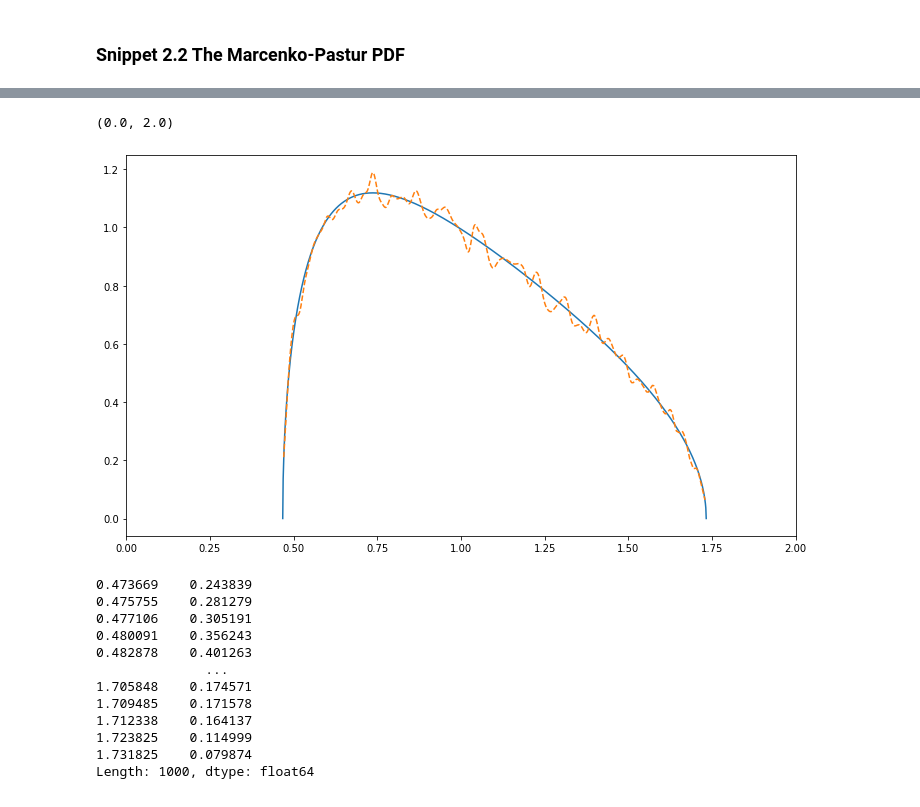
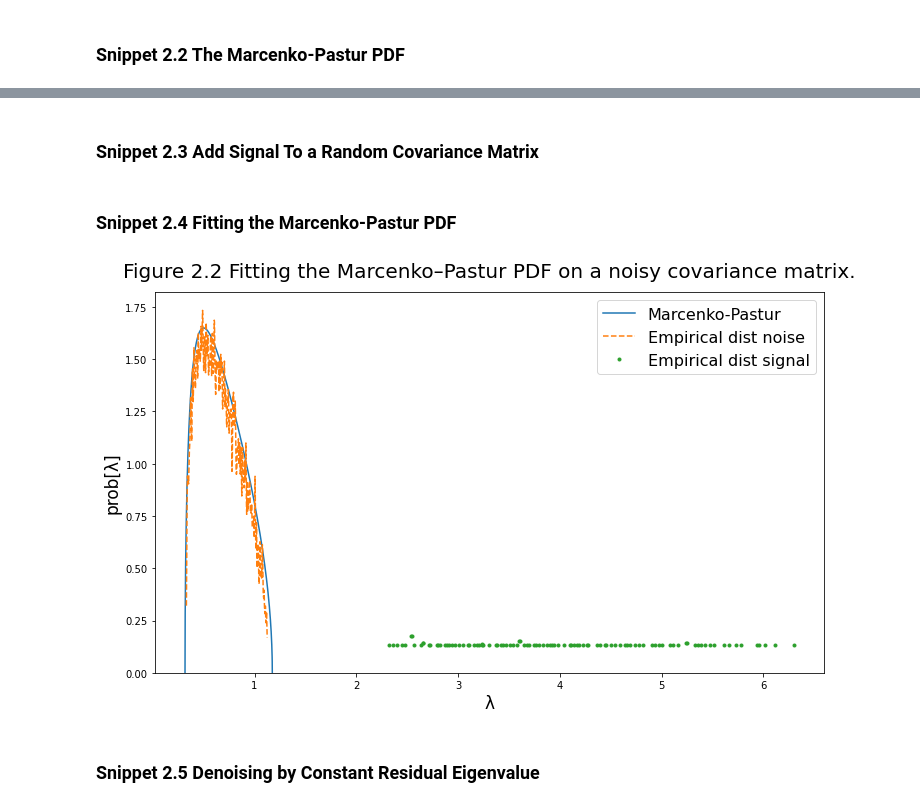
Before and after one commit to MRGibson-code/ML_MLP, a Jupyter notebook: Code_Cp2.ipynb, the cells around one changed output, grey strips where cells are left out. Cells and saved outputs as stored; diff of their text form; code cells hidden in the pictures.

```diff
--- a/Code_Cp2.ipynb
+++ b/Code_Cp2.ipynb
@@ -73,23 +74,25 @@ plot_pdf(pdf0, pdf1, 2.0,
-# %%
-plt.figure(figsize=(12,7))
-plt.plot(pdf0)
-plt.plot(pdf1, "--")
-plt.xlim(0,2)
-# %% [output]
-(0.0, 2.0)
-[figure, removed]
-# %%
-pdf1
-# %% [output]
-0.473669    0.243839
-0.475755    0.281279
-0.477106    0.305191
-0.480091    0.356243
-0.482878    0.401263
-              ...
-1.705848    0.174571
-1.709485    0.171578
-1.712338    0.164137
-1.723825    0.114999
-1.731825    0.079874
-Length: 1000, dtype: float64
+# %% [markdown]
+### Snippet 2.3 Add Signal To a Random Covariance Matrix
+# %%
+def getRndCov(nCols,nFacts):
+    w = np.random.normal(size=(nCols,nFacts))
+    cov = np.dot(w,w.T) # random cov matrix, however not full rank
+    cov += np.diag(np.random.uniform(size=nCols)) # full rank cov
+    return cov
+
+
+def cov2corr(cov):
+    # Derive the correlation matrix from a covariance matrix
+    std = np.sqrt(np.diag(cov))
+    corr = cov/np.outer(std,std)
+    corr[corr<-1],corr[corr>1] = -1,1 # numerical error
+    return corr
+
+
+alpha,nCols,nFact,q = .995,1000,100,10
+cov = np.cov(np.random.normal(size=(nCols*q,nCols)),rowvar=0)
+cov = alpha*cov+(1-alpha)*getRndCov(nCols,nFact) # noise+signal
+corr0 = cov2corr(cov)
+eVal0,eVec0 = getPCA(corr0)
+# %% [markdown]
+### Snippet 2.4 Fitting the Marcenko-Pastur PDF
@@ -95,0 +124,28 @@ Length: 1000, dtype: float64
+# %%
+# plot_function
+
+def plot_pdf_ns(pdf0, pdf1_noise, pdf1_signal , x_max,y_min, title="",label0="", label1="", label2="", xlabel="", ylabel=""):
+    import matplotlib.pyplot as plt
+    plt.figure(figsize=(12,7))
+    plt.plot(pdf0, label=label0)
+    plt.plot(pdf1_noise, "--", label=label1)
+    plt.plot(pdf1_signal, ".", label=label2)
+#     plt.xlim(0,x_max)
+    plt.ylim(0)
+    plt.title(title, fontsize=20, pad=15)
+    plt.legend(fontsize=16)
+    plt.xlabel(xlabel, fontsize=17)
+    plt.ylabel(ylabel, fontsize=17)
+    plt.show()
+
+plot_pdf_ns(pdf0, pdf_noise, pdf_signal, 2.0, 0,
+        title="Figure 2.2 Fitting the Marcenko–Pastur PDF on a noisy covariance matrix.",
+        label0="Marcenko-Pastur",
+        label1="Empirical dist noise",
+        label2="Empirical dist signal",
+        xlabel="λ",
+        ylabel="prob[λ]")
+# %% [output]
+[figure, added]
+# %% [markdown]
+### Snippet 2.5 Denoising by Constant Residual Eigenvalue
```
Also changed, not shown: parts of 11 cells of this notebook, 1 other file.
